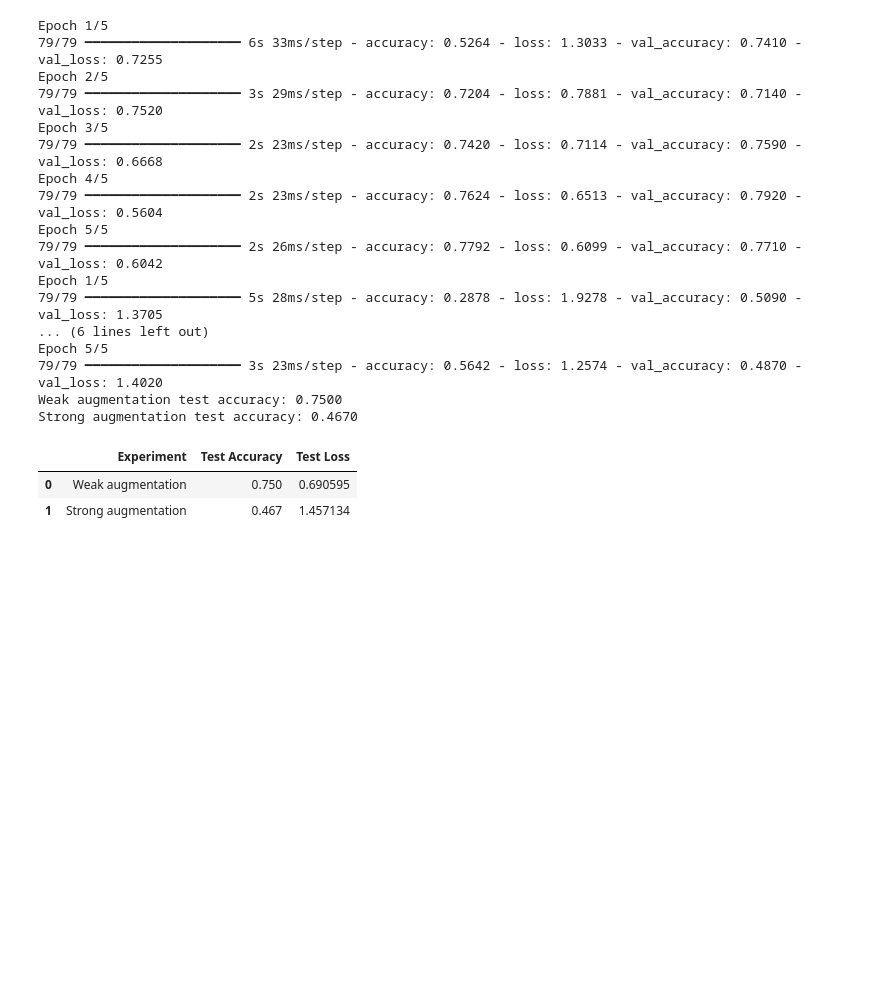
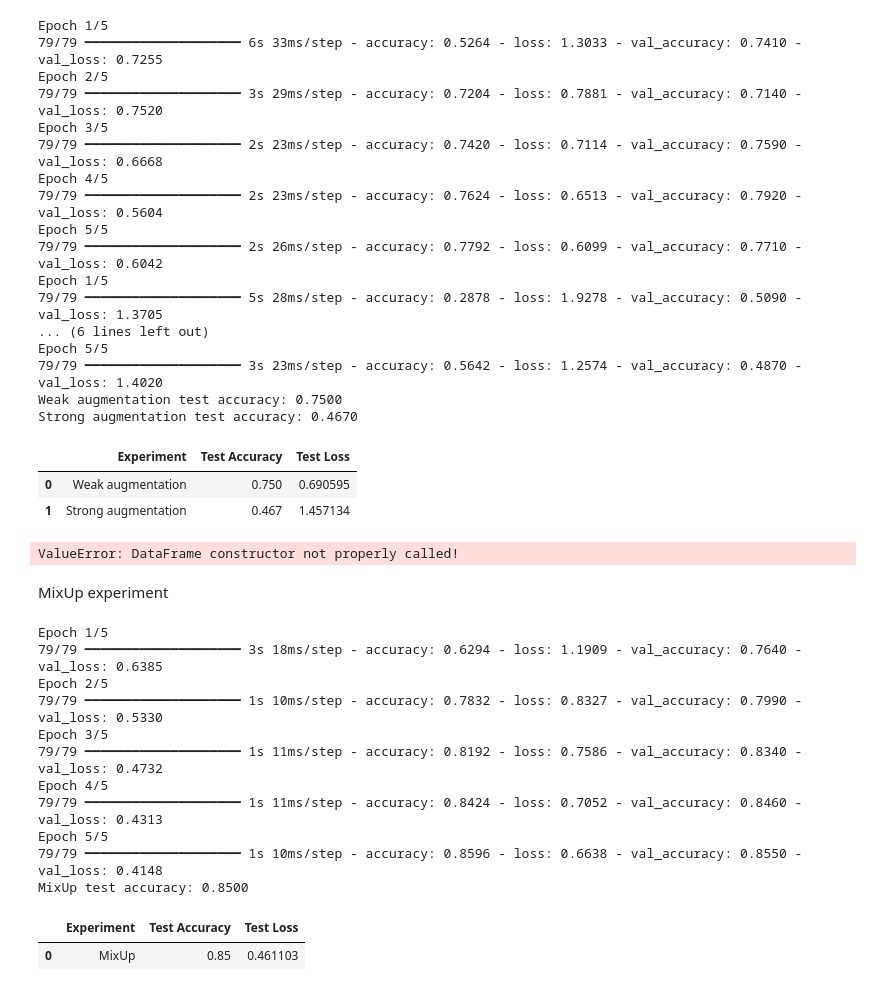
Before and after one commit to LillaLaila/group6-input-preprocessing, a Jupyter notebook: notebooks/models_henry.ipynb, the cells around one changed output. Drawn from its saved outputs; the diff is of its cells as text; code cells hidden in the pictures; blank space fills up the shorter version.

```diff
--- a/notebooks/models_henry.ipynb
+++ b/notebooks/models_henry.ipynb
@@ -543,0 +547,4 @@ Strong augmentation test accuracy: 0.4670
+# %%
+plot_history(model_weak, title='Weak augmentation')
+# %% [output]
+ValueError: DataFrame constructor not properly called!
@@ -543,0 +553,36 @@ Strong augmentation test accuracy: 0.4670
+# %% [markdown]
+MixUp experiment
+# %%
+# Simple MixUp: blend pairs of images and labels
+n_samples = 5000
+x = X_train_norm[:n_samples]
+y = y_train_base[:n_samples]
+
+idx = np.random.permutation(n_samples)
+lam = np.random.beta(0.2, 0.2, size=n_samples)
+
+x_mix = x * lam[:, None, None, None] + x[idx] * (1 - lam[:, None, None, None])
+y_mix = tf.one_hot(y, 10) * lam[:, None] + tf.one_hot(y[idx], 10) * (1 - lam[:, None])
+
+model_mix = create_model()
+model_mix.compile(optimizer='adam', loss='categorical_crossentropy', metrics=['accuracy'])
+history_mix = model_mix.fit(x_mix, y_mix, validation_data=(X_val_norm[:1000], tf.one_hot(y_val_base[:1000], 10)), epochs=5, batch_size=64)
+
+loss_mix, acc_mix = model_mix.evaluate(X_test_norm[:1000], tf.one_hot(y_test[:1000], 10), verbose=0)
+print(f'MixUp test accuracy: {acc_mix:.4f}')
+
+pd.DataFrame({"Experiment": ["MixUp"], "Test Accuracy": [acc_mix], "Test Loss": [loss_mix]})
+# %% [output]
+Epoch 1/5
+79/79 ━━━━━━━━━━━━━━━━━━━━ 3s 18ms/step - accuracy: 0.6294 - loss: 1.1909 - val_accuracy: 0.7640 - val_loss: 0.6385
+Epoch 2/5
+79/79 ━━━━━━━━━━━━━━━━━━━━ 1s 10ms/step - accuracy: 0.7832 - loss: 0.8327 - val_accuracy: 0.7990 - val_loss: 0.5330
+Epoch 3/5
+79/79 ━━━━━━━━━━━━━━━━━━━━ 1s 11ms/step - accuracy: 0.8192 - loss: 0.7586 - val_accuracy: 0.8340 - val_loss: 0.4732
+Epoch 4/5
+79/79 ━━━━━━━━━━━━━━━━━━━━ 1s 11ms/step - accuracy: 0.8424 - loss: 0.7052 - val_accuracy: 0.8460 - val_loss: 0.4313
+Epoch 5/5
+79/79 ━━━━━━━━━━━━━━━━━━━━ 1s 10ms/step - accuracy: 0.8596 - loss: 0.6638 - val_accuracy: 0.8550 - val_loss: 0.4148
+MixUp test accuracy: 0.8500
+|  | Experiment | Test Accuracy | Test Loss |
+| 0 | MixUp | 0.85 | 0.461103 |
```
Also changed, not shown: parts of 2 cells of this notebook.
